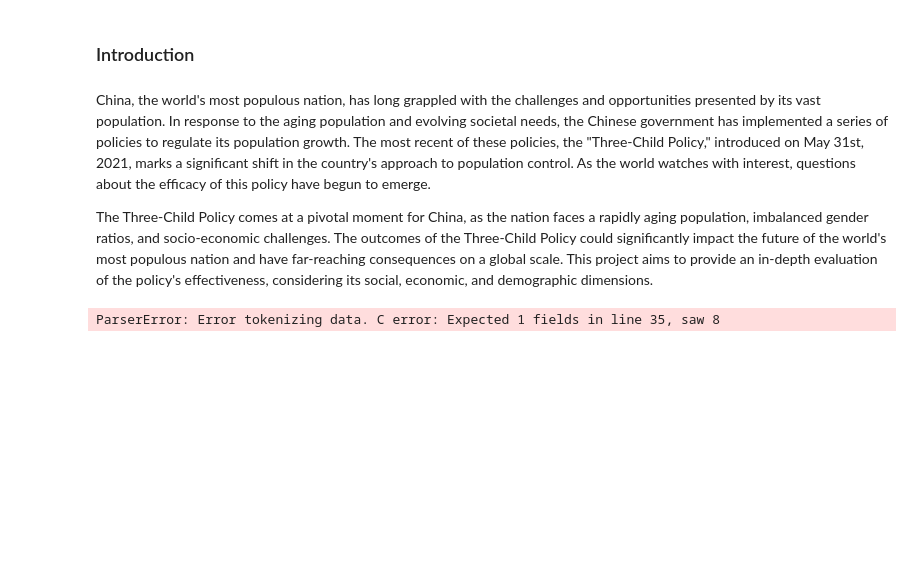
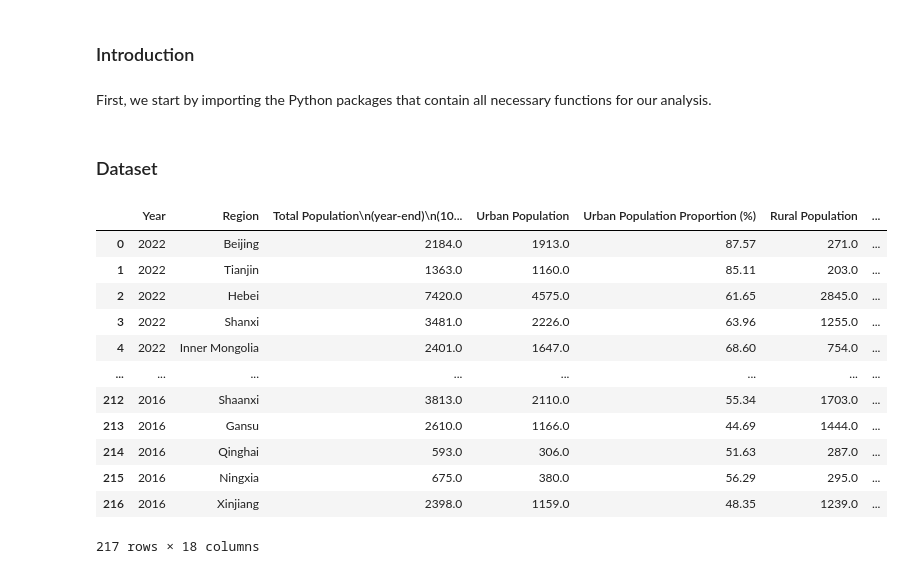
Before and after one commit to yarach71/Econ-323-Final-Project, a Jupyter notebook: Econ 323 Final Project.ipynb, the cells around one changed output. Cells and saved outputs as stored; diff of their text form; code cells hidden in the pictures; blank space fills up the shorter version.

```diff
--- a/Econ 323 Final Project.ipynb
+++ b/Econ 323 Final Project.ipynb
@@ -4,8 +4,6 @@
 Wenjun Rao (71672380) & Rachel Yang (57893471)
 # %% [markdown]
 ### Introduction
-# %% [markdown]
-China, the world's most populous nation, has long grappled with the challenges and opportunities presented by its vast population. In response to the aging population and evolving societal needs, the Chinese government has implemented a series of policies to regulate its population growth. The most recent of these policies, the "Three-Child Policy," introduced on May 31st, 2021, marks a significant shift in the country's approach to population control. As the world watches with interest, questions about the efficacy of this policy have begun to emerge.
-
-The Three-Child Policy comes at a pivotal moment for China, as the nation faces a rapidly aging population, imbalanced gender ratios, and socio-economic challenges. The outcomes of the Three-Child Policy could significantly impact the future of the world's most populous nation and have far-reaching consequences on a global scale. This project aims to provide an in-depth evaluation of the policy's effectiveness, considering its social, economic, and demographic dimensions.
+# %% [markdown]
+First, we start by importing the Python packages that contain all necessary functions for our analysis.
 # %%
@@ -13,9 +14,23 @@ import pandas as pd
 
 %matplotlib inline
+# %% [markdown]
+### Dataset
 # %%
-# Load the data
-
-url = "https://github.com/yarach71/Econ-323-Final-Project/blob/main/Econ323_Data.csv"
+# Load the data from my github
+url = "https://raw.githubusercontent.com/yarach71/Econ-323-Final-Project/main/Econ323_Data.csv"
 pop_raw = pd.read_csv(url)
+pop_raw
 # %% [output]
+|  | Year | Region | Total Population\n(year-end)\n(10... | Urban Population | Urban Population Proportion (%) | Rural Population | ... |
+| 0 | 2022 | Beijing | 2184.0 | 1913.0 | 87.57 | 271.0 | ... |
+| 1 | 2022 | Tianjin | 1363.0 | 1160.0 | 85.11 | 203.0 | ... |
+| 2 | 2022 | Hebei | 7420.0 | 4575.0 | 61.65 | 2845.0 | ... |
+| 3 | 2022 | Shanxi | 3481.0 | 2226.0 | 63.96 | 1255.0 | ... |
+| 4 | 2022 | Inner Mongolia | 2401.0 | 1647.0 | 68.60 | 754.0 | ... |
+| ... | ... | ... | ... | ... | ... | ... | ... |
+| 212 | 2016 | Shaanxi | 3813.0 | 2110.0 | 55.34 | 1703.0 | ... |
+| 213 | 2016 | Gansu | 2610.0 | 1166.0 | 44.69 | 1444.0 | ... |
+| 214 | 2016 | Qinghai | 593.0 | 306.0 | 51.63 | 287.0 | ... |
+| 215 | 2016 | Ningxia | 675.0 | 380.0 | 56.29 | 295.0 | ... |
+| 216 | 2016 | Xinjiang | 2398.0 | 1159.0 | 48.35 | 1239.0 | ... |
-ParserError: Error tokenizing data. C error: Expected 1 fields in line 35, saw 8
+217 rows × 18 columns
```
Also changed, not shown: parts of 10 cells of this notebook.
